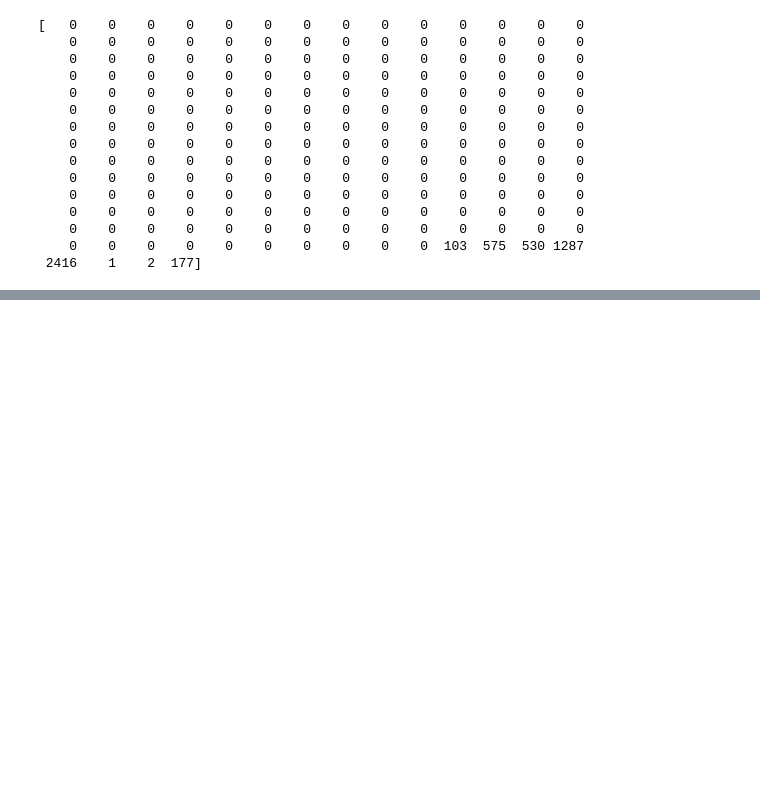
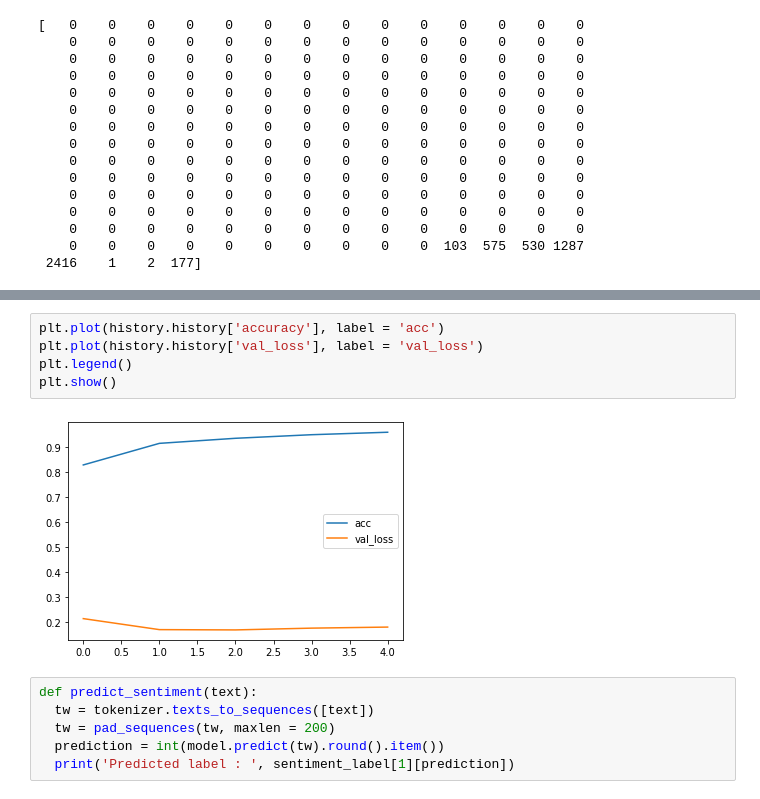
Before and after one commit to Davjot/Sentiment-Analysis, a Jupyter notebook: Sentiment_Analysis.ipynb, the cells around one changed output, grey strips where cells are left out. Cells and saved outputs as stored; diff of their text form; blank space fills up the shorter version.

```diff
--- a/Sentiment_Analysis.ipynb
+++ b/Sentiment_Analysis.ipynb
@@ -101,0 +151,13 @@ print(padded_sequence[0])
+# %%
+plt.plot(history.history['accuracy'], label = 'acc')
+plt.plot(history.history['val_loss'], label = 'val_loss')
+plt.legend()
+plt.show()
+# %% [output]
+[figure, added]
+# %%
+def predict_sentiment(text):
+  tw = tokenizer.texts_to_sequences([text])
+  tw = pad_sequences(tw, maxlen = 200)
+  prediction = int(model.predict(tw).round().item())
+  print('Predicted label : ', sentiment_label[1][prediction])
```
Also changed, not shown: parts of 5 cells of this notebook.
